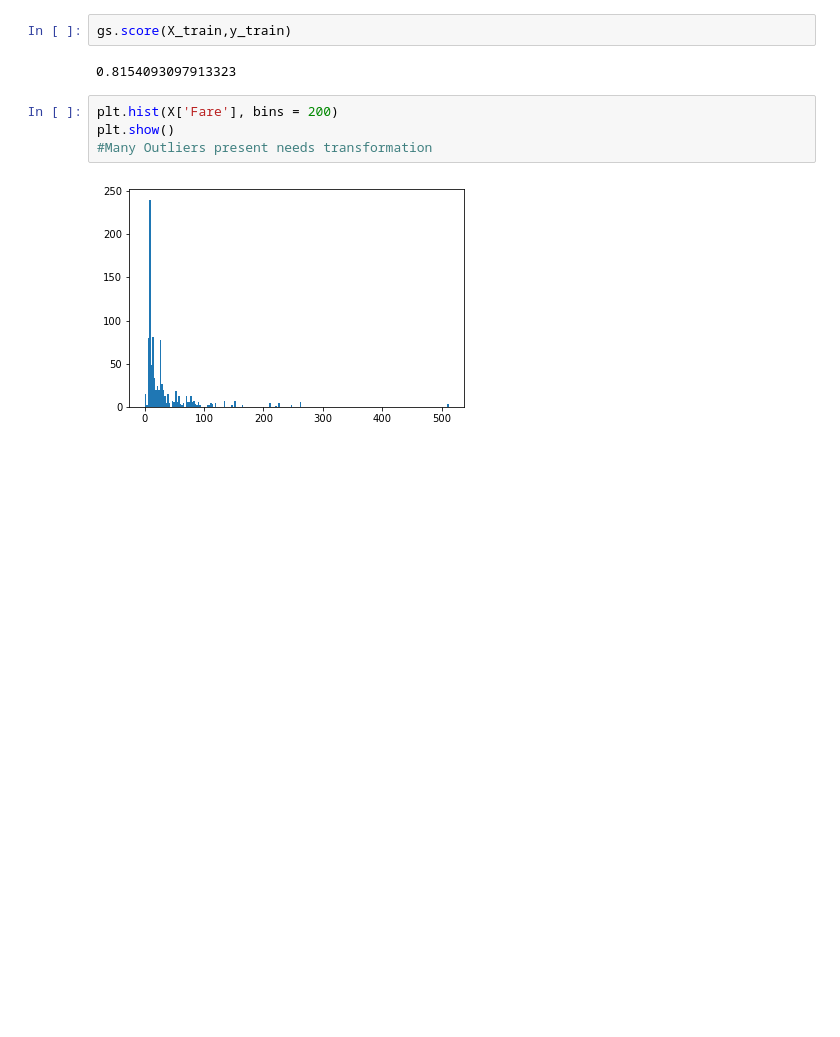
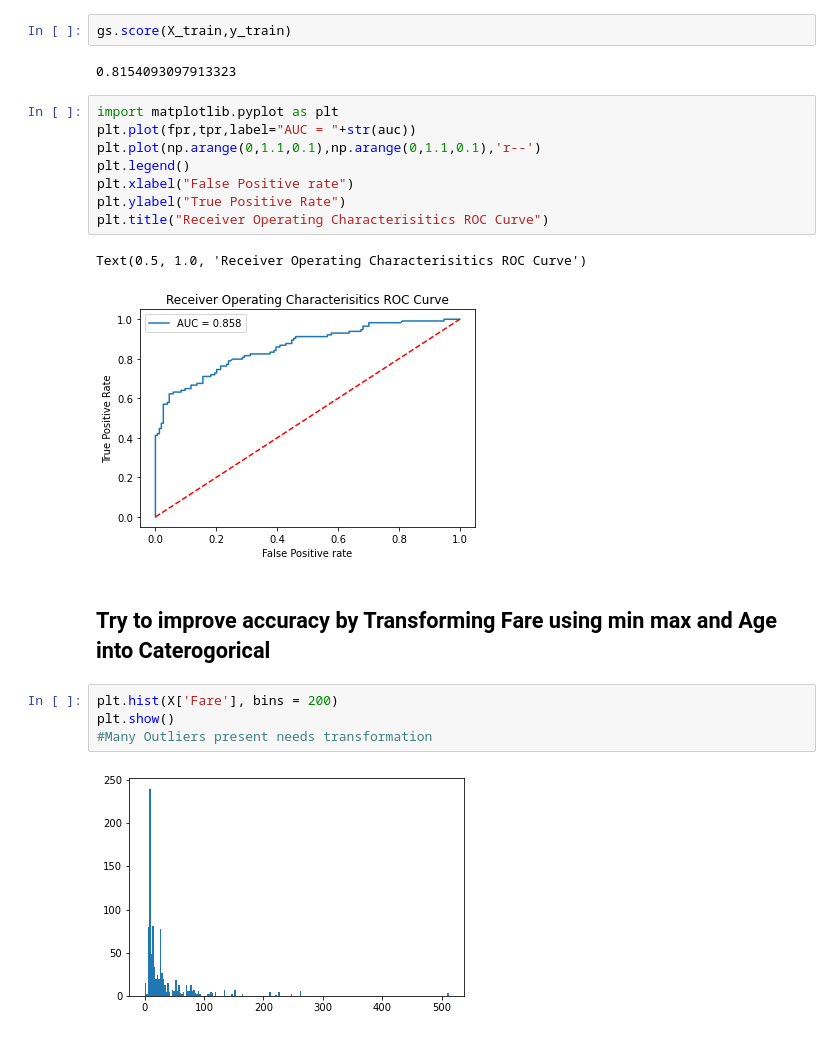
Before and after one commit to PRAVEENTHEPACIFIER/ML, a Jupyter notebook: Logistic Regression.ipynb, the cells around one changed output. Saved outputs shown, nothing was run; the diff lists cells and outputs as text; blank space fills up the shorter version.

```diff
--- a/Logistic Regression.ipynb
+++ b/Logistic Regression.ipynb
@@ -410,6 +432,19 @@ auc
 gs.score(X_train,y_train)
 # %% [output]
 0.8154093097913323
+# %%
+import matplotlib.pyplot as plt
+plt.plot(fpr,tpr,label="AUC = "+str(auc))
+plt.plot(np.arange(0,1.1,0.1),np.arange(0,1.1,0.1),'r--')
+plt.legend()
+plt.xlabel("False Positive rate")
+plt.ylabel("True Positive Rate")
+plt.title("Receiver Operating Characterisitics ROC Curve")
+# %% [output]
+Text(0.5, 1.0, 'Receiver Operating Characterisitics ROC Curve')
+[figure, added]
+# %% [markdown]
+## Try to improve accuracy by Transforming Fare using min max and Age into Caterogorical
 # %%
 plt.hist(X['Fare'], bins = 200)
 plt.show()
```
Also changed, not shown: parts of 9 cells of this notebook.
